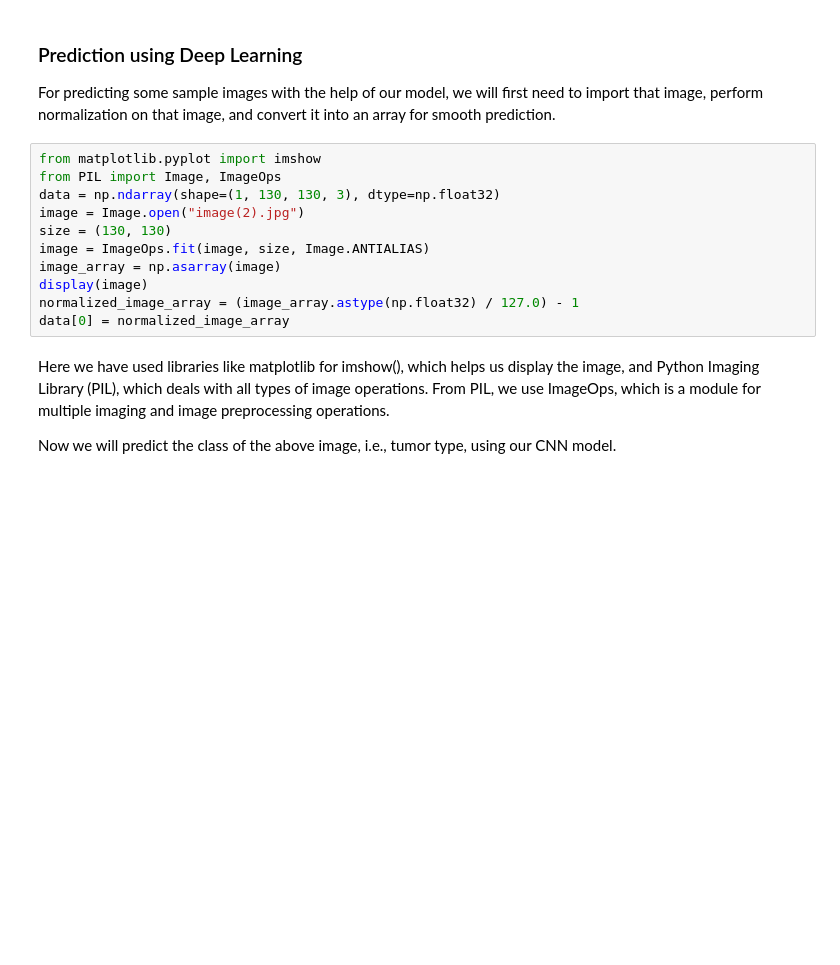
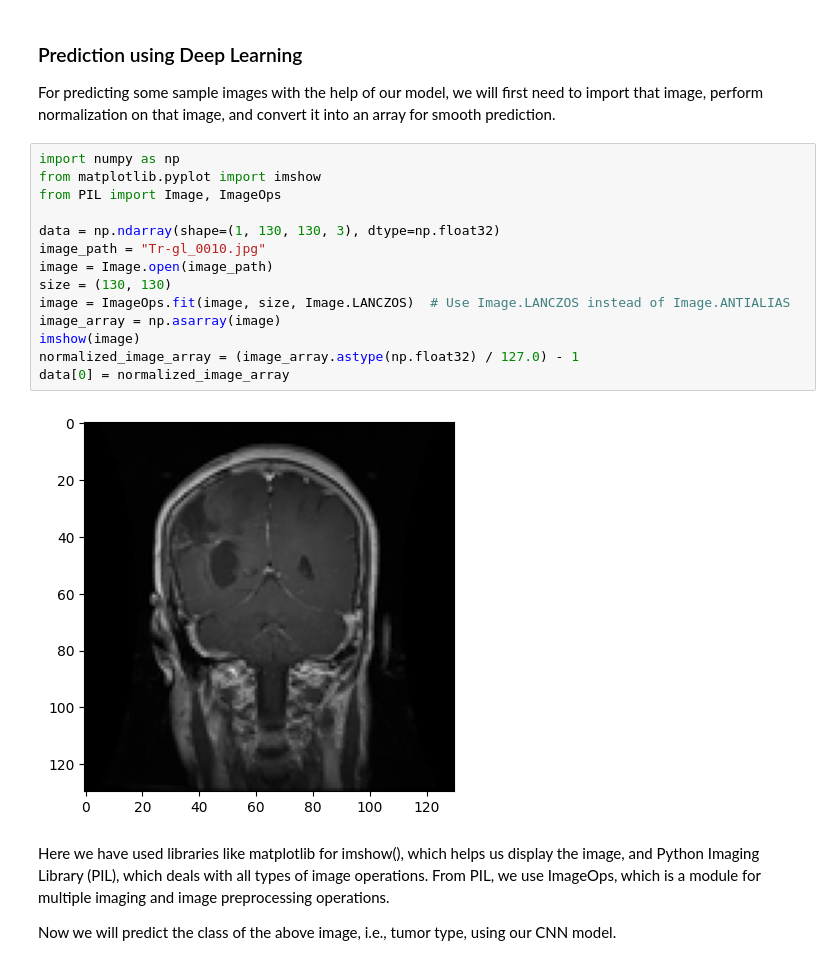
Before and after one commit to Zafir547/Brain_Tumor_Detection_Model, a Jupyter notebook: Building a Brain Tumor Classifier using Deep Learning.ipynb, the cells around one changed output. Cells and saved outputs as stored; diff of their text form; blank space fills up the shorter version.

```diff
--- a/Building a Brain Tumor Classifier using Deep Learning.ipynb
+++ b/Building a Brain Tumor Classifier using Deep Learning.ipynb
@@ -281,16 +364,21 @@ Now we will classify some sample images with the help of the model that we creat
 
 For predicting some sample images with the help of our model, we will first need to import that image, perform normalization on that image, and convert it into an array for smooth prediction.
 # %%
+import numpy as np
 from matplotlib.pyplot import imshow
 from PIL import Image, ImageOps
+
 data = np.ndarray(shape=(1, 130, 130, 3), dtype=np.float32)
-image = Image.open("image(2).jpg")
+image_path = "Tr-gl_0010.jpg"
+image = Image.open(image_path)
 size = (130, 130)
-image = ImageOps.fit(image, size, Image.ANTIALIAS)
+image = ImageOps.fit(image, size, Image.LANCZOS)  # Use Image.LANCZOS instead of Image.ANTIALIAS
 image_array = np.asarray(image)
-display(image)
+imshow(image)
 normalized_image_array = (image_array.astype(np.float32) / 127.0) - 1
 data[0] = normalized_image_array
+# %% [output]
+[figure, added]
 # %% [markdown]
 Here we have used libraries like matplotlib for imshow(), which helps us display the image, and Python Imaging Library (PIL), which deals with all types of image operations. From PIL, we use ImageOps, which is a module for multiple imaging and image preprocessing operations.
 
```
Also changed, not shown: parts of 18 cells of this notebook.
